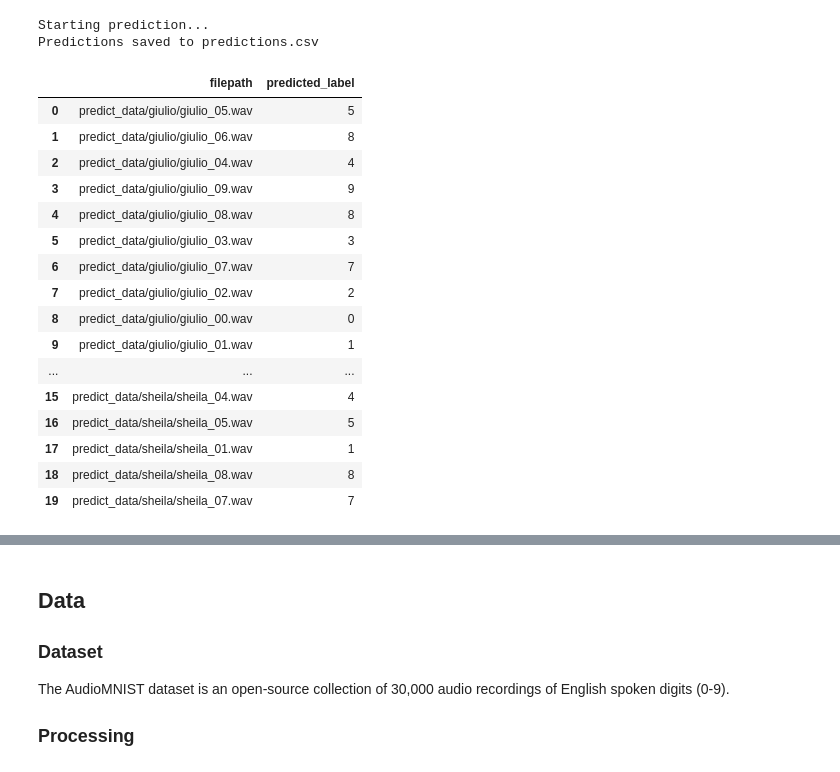
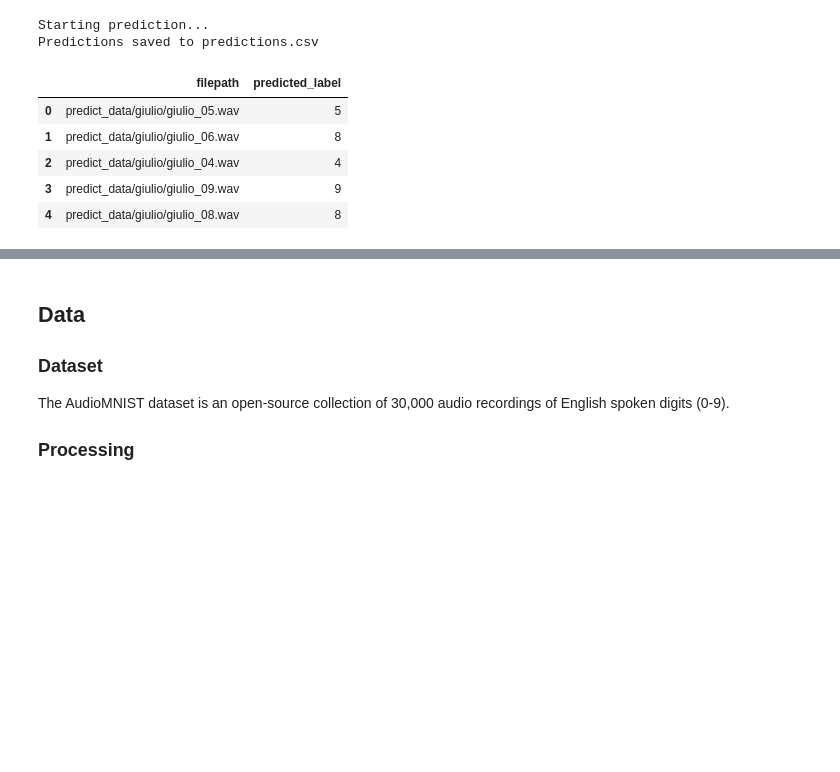
Before and after one commit to inspektral/audioMNIST-classifier, a Jupyter notebook: report.ipynb, the cells around one changed output, grey strips where cells are left out. Saved outputs shown, nothing was run; the diff lists cells and outputs as text; code cells hidden in the pictures; blank space fills up the shorter version.

```diff
--- a/report.ipynb
+++ b/report.ipynb
@@ -40,25 +40,14 @@ Starting prediction...
 Predictions saved to predictions.csv
 # %%
 predictions_df = pd.read_csv('predictions.csv')
-predictions_df
+predictions_df.head()
 # %% [output]
 |  | filepath | predicted_label |
 | 0 | predict_data/giulio/giulio_05.wav | 5 |
 | 1 | predict_data/giulio/giulio_06.wav | 8 |
 | 2 | predict_data/giulio/giulio_04.wav | 4 |
 | 3 | predict_data/giulio/giulio_09.wav | 9 |
 | 4 | predict_data/giulio/giulio_08.wav | 8 |
-| 5 | predict_data/giulio/giulio_03.wav | 3 |
-| 6 | predict_data/giulio/giulio_07.wav | 7 |
-| 7 | predict_data/giulio/giulio_02.wav | 2 |
-| 8 | predict_data/giulio/giulio_00.wav | 0 |
-| 9 | predict_data/giulio/giulio_01.wav | 1 |
-| ... | ... | ... |
-| 15 | predict_data/sheila/sheila_04.wav | 4 |
-| 16 | predict_data/sheila/sheila_05.wav | 5 |
-| 17 | predict_data/sheila/sheila_01.wav | 1 |
-| 18 | predict_data/sheila/sheila_08.wav | 8 |
-| 19 | predict_data/sheila/sheila_07.wav | 7 |
 # %%
 Audio(predictions_df.iloc[0]['filepath'], rate=48000)
 # %% [output]
```
Also changed, not shown: parts of 6 cells of this notebook, 6 other files.
